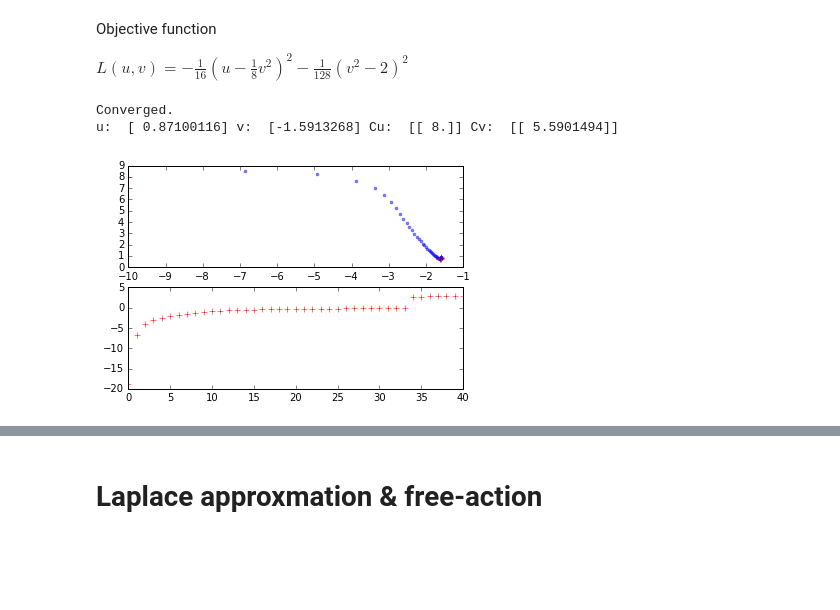
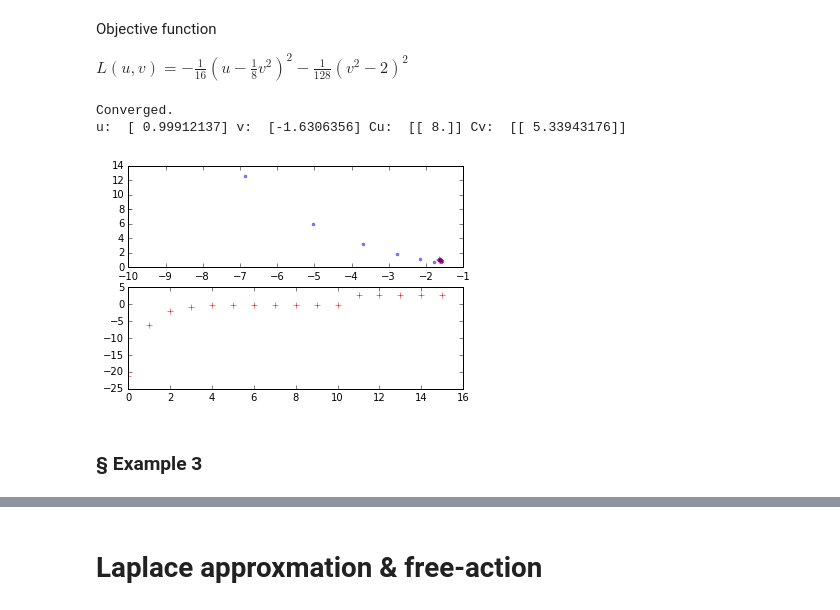
Before and after one commit to arayabrain/demtutorial, a Jupyter notebook: laplace approximation.ipynb, the cells around one changed output, grey strips where cells are left out. Cells and saved outputs as stored; diff of their text form; code cells hidden in the pictures; blank space fills up the shorter version.

Commit message:
examples and vilaps()

```diff
--- a/laplace approximation.ipynb
+++ b/laplace approximation.ipynb
@@ -349,12 +349,12 @@ Vvv = (Lvv + 0.5 * Uvv).reshape((1, 1))
 F = L + 0.5 * (Su.dot(Luu) + Sv.dot(Lvv)) + T.log(T.nlinalg.det(Su)) + T.log(T.nlinalg.det(Sv))
 
 
-# du = -(T.nlinalg.pinv(Vuu).dot(Vu))
-# dv = -(T.nlinalg.pinv(Vvv).dot(Vv))
+du = -(T.nlinalg.pinv(Vuu).dot(Vu))
+dv = -(T.nlinalg.pinv(Vvv).dot(Vv))
 
 # alternatively
-du = (T.exp(Vuu) - 1).dot(T.nlinalg.pinv(Vuu).dot(Vu))
-dv = (T.exp(Vvv) - 1).dot(T.nlinalg.pinv(Vvv).dot(Vv))
+# du = (T.exp(Vuu) - 1).dot(T.nlinalg.pinv(Vuu).dot(Vu))
+# dv = (T.exp(Vvv) - 1).dot(T.nlinalg.pinv(Vvv).dot(Vv))
 
 Cu = - T.nlinalg.pinv(Luu.reshape((1, 1)))
 Cv = - T.nlinalg.pinv(Lvv.reshape((1, 1)))
@@ -365,34 +365,37 @@ elb = theano.function([u, v, Su, Sv], F, allow_input_downcast=True)
 tu, tv = 1., 1.  # delta_u, delta_v
 
 u0, v0, Su0, Sv0 = np.array([8.]), np.array([-10.]), np.array([[1.]]), np.array([[1.]])
+tCu, tCv = Su0, Sv0
 tol = 0.001
 # %%
 plt.figure()
 plt.hold(True)
 
 step = 0
 for maxM in range(256):
     plt.subplot(211)
     plt.plot(v0, u0, 'r+', alpha=1)
     for maxN in range(256):
-        tu, tv, tCu, tCv = update(u0, v0, Su0, Sv0)
+        tu, tv, tCu, tCv = update(u0, v0, tCu, tCv)
         u0 += tu
         v0 += tv
 
         plt.subplot(211)
         plt.plot(v0, u0, 'b.', alpha=.5);
         plt.subplot(212)
         plt.plot(step, elb(u0, v0, Su0, Sv0), 'r+');
         display.display(plt.gcf())
         display.clear_output(wait=True)
         time.sleep(0.)
         step += 1
         if (tu ** 2) < tol and (tv ** 2) < tol: break
     if np.sum((Su0 - tCu) ** 2) < tol and np.sum((Sv0 - tCv) ** 2) < tol: break
     Su0, Sv0 = tCu, tCv
 print("Converged.")
 print("u: ", u0, "v: ", v0, "Cu: ", Su0, "Cv: ", Sv0)
 # %% [output]
 Converged.
-u:  [ 0.87100116] v:  [-1.5913268] Cu:  [[ 8.]] Cv:  [[ 5.5901494]]
+u:  [ 0.99912137] v:  [-1.6306356] Cu:  [[ 8.]] Cv:  [[ 5.33943176]]
-[figure, old version]
+[figure, new version]
+# %% [markdown]
+### § Example 3
```
Also changed, not shown: parts of 11 cells of this notebook.
